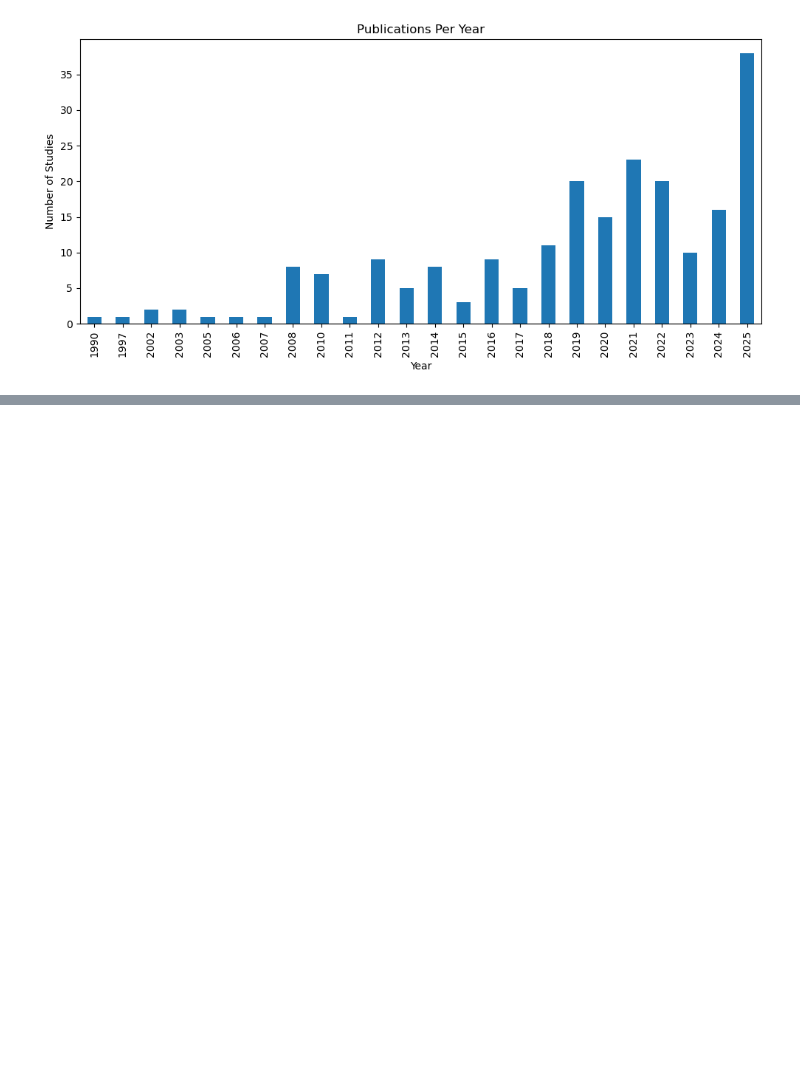
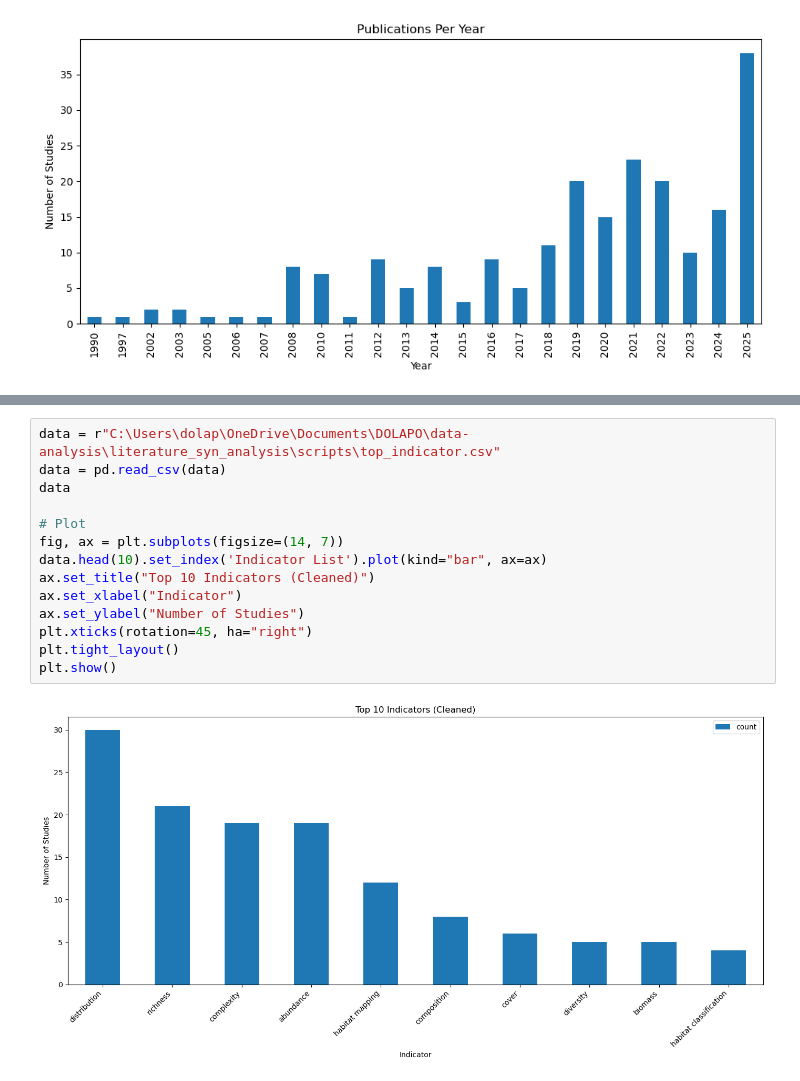
Before and after one commit to DolapoSalim/literature_syn_analysis, a Jupyter notebook: scripts/load_data.ipynb, the cells around one changed output, grey strips where cells are left out. Cells and saved outputs as stored; diff of their text form; blank space fills up the shorter version.

```diff
--- a/scripts/load_data.ipynb
+++ b/scripts/load_data.ipynb
@@ -184,0 +185,16 @@ plt.show()
+# %%
+data = r"C:\Users\dolap\OneDrive\Documents\DOLAPO\data-analysis\literature_syn_analysis\scripts\top_indicator.csv"
+data = pd.read_csv(data)
+data
+
+# Plot
+fig, ax = plt.subplots(figsize=(14, 7))
+data.head(10).set_index('Indicator List').plot(kind="bar", ax=ax)
+ax.set_title("Top 10 Indicators (Cleaned)")
+ax.set_xlabel("Indicator")
+ax.set_ylabel("Number of Studies")
+plt.xticks(rotation=45, ha="right")
+plt.tight_layout()
+plt.show()
+# %% [output]
+[figure, added]
```
Also changed, not shown: parts of 1 cell of this notebook.
